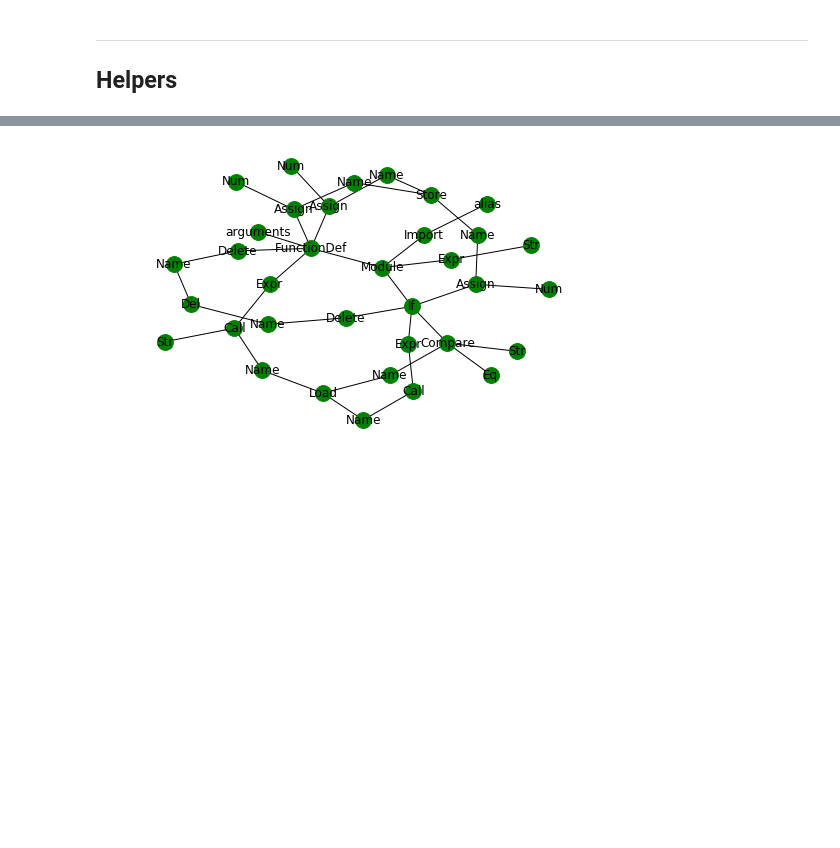
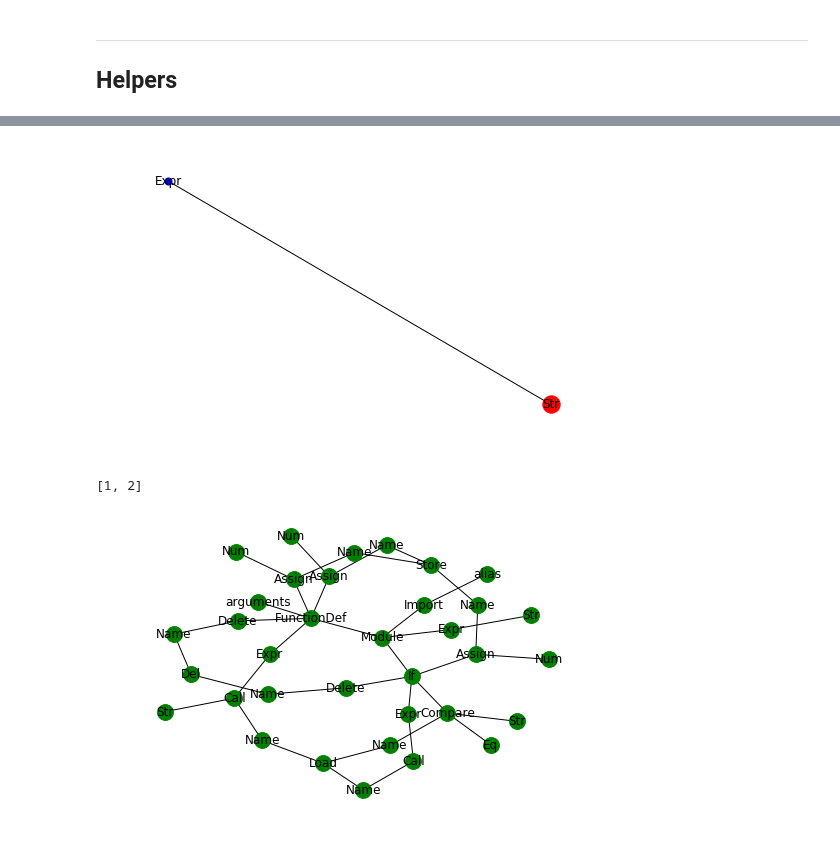
Before and after one commit to dtsbourg/codegraph-fmt, a Jupyter notebook: Inspector.ipynb, the cells around one changed output, grey strips where cells are left out. Saved outputs shown, nothing was run; the diff lists cells and outputs as text; code cells hidden in the pictures; blank space fills up the shorter version.

```diff
--- a/Inspector.ipynb
+++ b/Inspector.ipynb
@@ -144,2 +202,8 @@ for i in range(20):
 ... (8 outputs left out)
+# %%
+example_root_node_id = 2
+draw_egonet(example_root_node_id, radius=1)
+# %% [output]
+[figure, added]
+[1, 2]
 # %%
```
Also changed, not shown: parts of 21 cells of this notebook.
